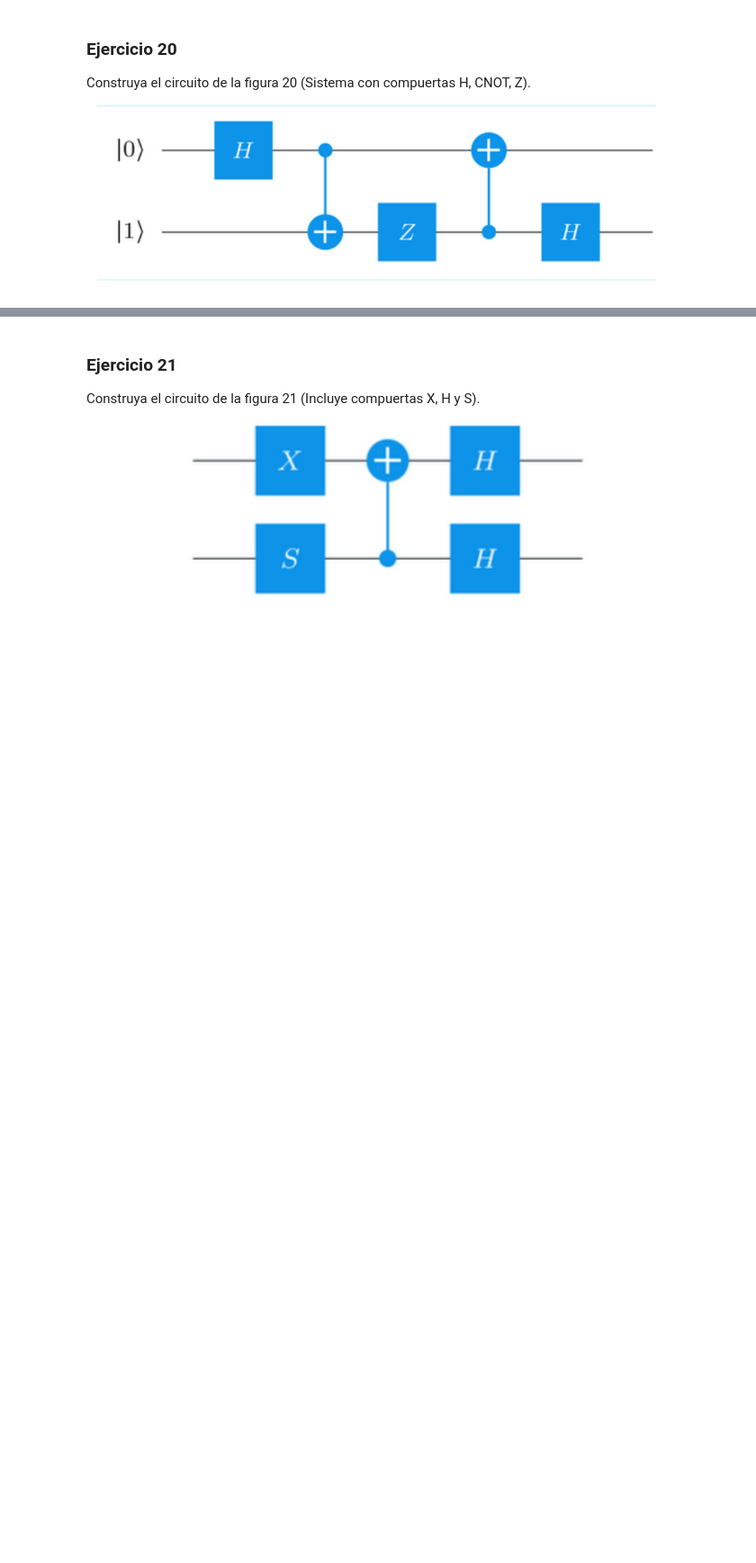
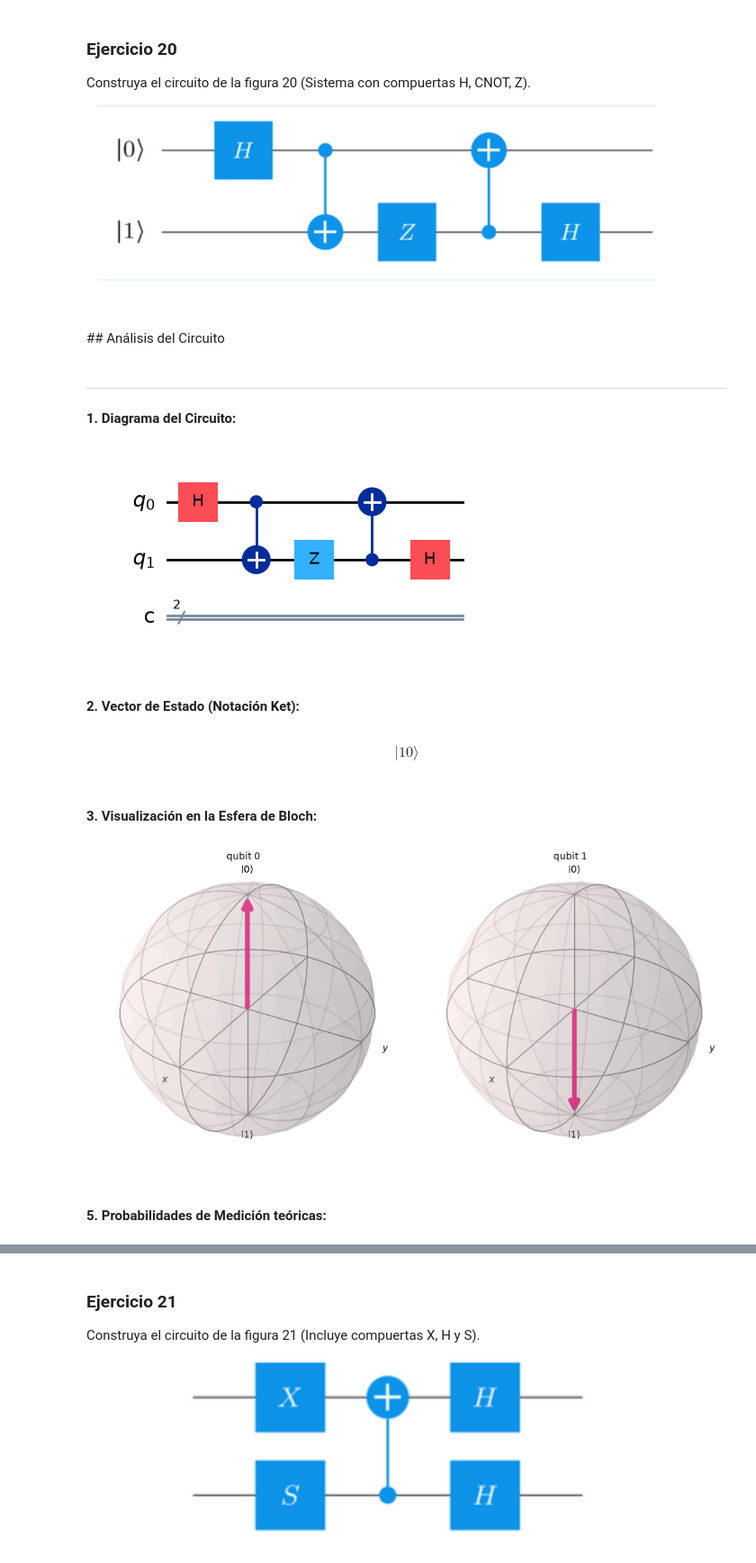
Before and after one commit to troncos22/QTD, a Jupyter notebook: clase_qiskit.ipynb, the cells around one changed output, grey strips where cells are left out. Shown at 90% size. Cells and saved outputs as stored; diff of their text form; code cells hidden in the pictures; blank space fills up the shorter version.

```diff
--- a/clase_qiskit.ipynb
+++ b/clase_qiskit.ipynb
@@ -292,3 +320,21 @@ display(qc.draw('mpl'))
 Construya el circuito de la figura 20 (Sistema con compuertas H, CNOT, Z).
 
 ![image.png](attachment:image.png)
+# %%
+qc =QuantumCircuit(2,2)
+qc.h(0)
+qc.cx(0,1)
+qc.z(1)
+qc.cx(1,0)
+qc.h(1)
+analizar_circuito(qc)
+# %% [output]
+<br>## Análisis del Circuito
+---
+**1. Diagrama del Circuito:**
+[figure, added]
+<br>**2. Vector de Estado (Notación Ket):**
+$$ |10\rangle$$
+<br>**3. Visualización en la Esfera de Bloch:**
+[figure, added]
+<br>**5. Probabilidades de Medición teóricas:**
```
Also changed, not shown: parts of 17 cells of this notebook, 1 other file.
